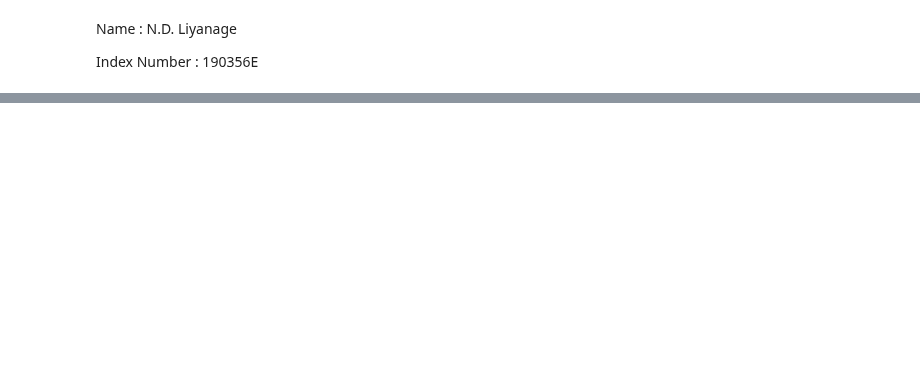
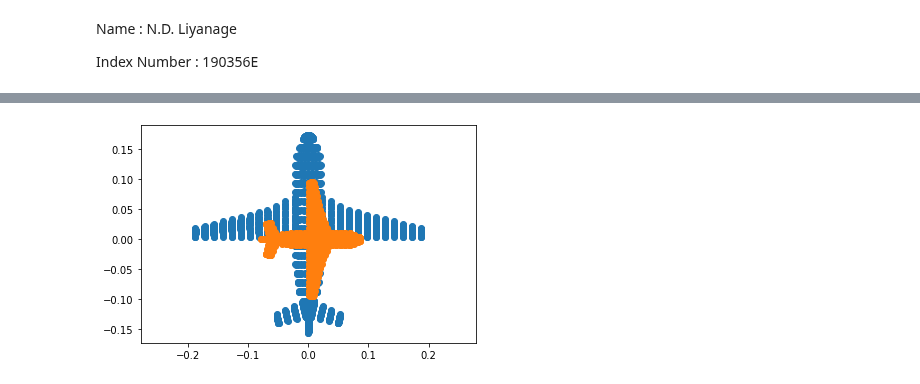
Before and after one commit to NaduniDamsariLiyanage/en_2550, a Jupyter notebook: exercise7.ipynb, the cells around one changed output, grey strips where cells are left out. Saved outputs shown, nothing was run; the diff lists cells and outputs as text; code cells hidden in the pictures; blank space fills up the shorter version.

```diff
--- a/exercise7.ipynb
+++ b/exercise7.ipynb
@@ -17,22 +27,32 @@ points = np.concatenate((pcd['vertex']['x'].reshape(1,-1),pcd['vertex']['y'].res
 # %%
-ones = np.ones((i,points.shape[1]))
-X = np.concatenate((points,ones),axis=0)
+ones = np.ones((1,points.shape[1]))
+X = np.concatenate((points,ones),axis = 0)
 
 R = np.array([[1,0,0],[0,1,0],[0,0,1]])
 K = np.array([[1,0,0],[0,1,0],[0,0,1]])
-t = np.array([0],[0],[-4000])
+T = np.array([[0],[0],[-4000]])
 
-P1 = K @ np.concatenate((R,t),axis =1)
+p1=K @ np.concatenate((R,T),axis=1)
 
-x1 = P1 @ X
-x2 = P2 @ X
-x1 = x1/x1[2,:]
+x1  = p1 @ X
+x1=x1/x1[2,:]
+
+R = np.array([[0,1,0],[1,0,0],[0,0,1]])
+K = np.array([[0.5,0,0],[0,0.5,0],[0,0,1]])
+T = np.array([[0],[0],[-4000]])
+
+p2=K @ np.concatenate((R,T),axis=1)
+
+x2  = p2 @ X
+x2=x2/x2[2,:]
 
 fig,ax = plt.subplots(1,1,sharex=True,sharey=True)
 ax.scatter(x1[0,:],x1[1,:])
-ax.scatter(x2[0,:],x1[1,:])
+ax.scatter(x2[0,:],x2[1,:])
 ax.axis('equal')
 plt.show()
+# %% [output]
+[figure, added]
 # %%
 import cv2 as cv
 import numpy as np
```
Also changed, not shown: parts of 2 cells of this notebook.
